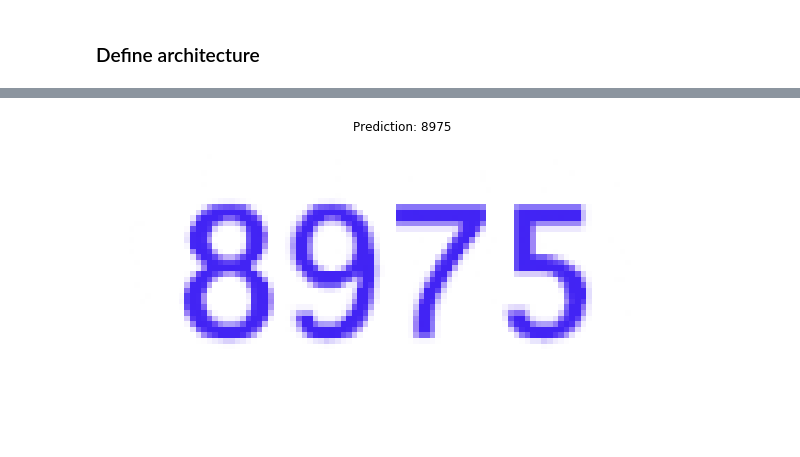
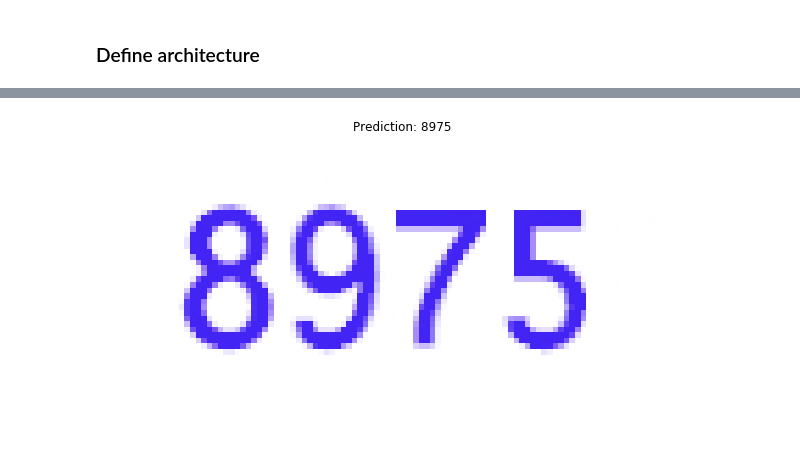
Before and after one commit to jamestjw/OCR, a Jupyter notebook: Experimental.ipynb, the cells around one changed output, grey strips where cells are left out. Drawn from its saved outputs; the diff is of its cells as text; code cells hidden in the pictures.

```diff
--- a/Experimental.ipynb
+++ b/Experimental.ipynb
@@ -382,2 +388,0 @@ learn.save('ocr-1')
-# %%
-learn.fit_one_cycle(5,1e-3)
@@ -393,2 +388,0 @@ learn.save('ocr-2')
-# %%
-learn.fit_one_cycle(10,1e-3)
@@ -409,2 +388,0 @@ learn.save('ocr-3')
-# %%
-learn.fit_one_cycle(30,1e-3)
@@ -429,2 +388,0 @@ learn.fit_one_cycle(30,1e-3)
-# %%
-learn.fit_one_cycle(15,5e-4)
@@ -448,19 +389,19 @@ learn.fit_one_cycle(15,5e-4)
 # %%
 _ , ax = plt.subplots(figsize=(10,10))
 x = open_image('numbres2.png')
-x = x.resize((3,48,100))
+x = x.resize((3,50,100))
 input = normalize(x.data,tensor(imagenet_stats[0]),tensor(imagenet_stats[1])).unsqueeze(0)
 res = learn.model(input.cuda())
 outs = [data.train_ds.vocab.itos[i] for i in res.argmax(-1)[0]]
 x.show(ax=ax)
 
 to_print = ''
 for char in outs:
   if char in ['0','1','2','3','4','5','6','7','8','9']:
     to_print += char
 ax.title.set_text(f'Prediction: {to_print}')
 # %% [output]
-[figure, old version]
+[figure, new version]
 # %%
 def get_preds(num_preds, rows=2):
   start = np.random.randint(len(data.valid_ds)-num_preds)
```
Also changed, not shown: parts of 13 cells of this notebook, 1 other file.
